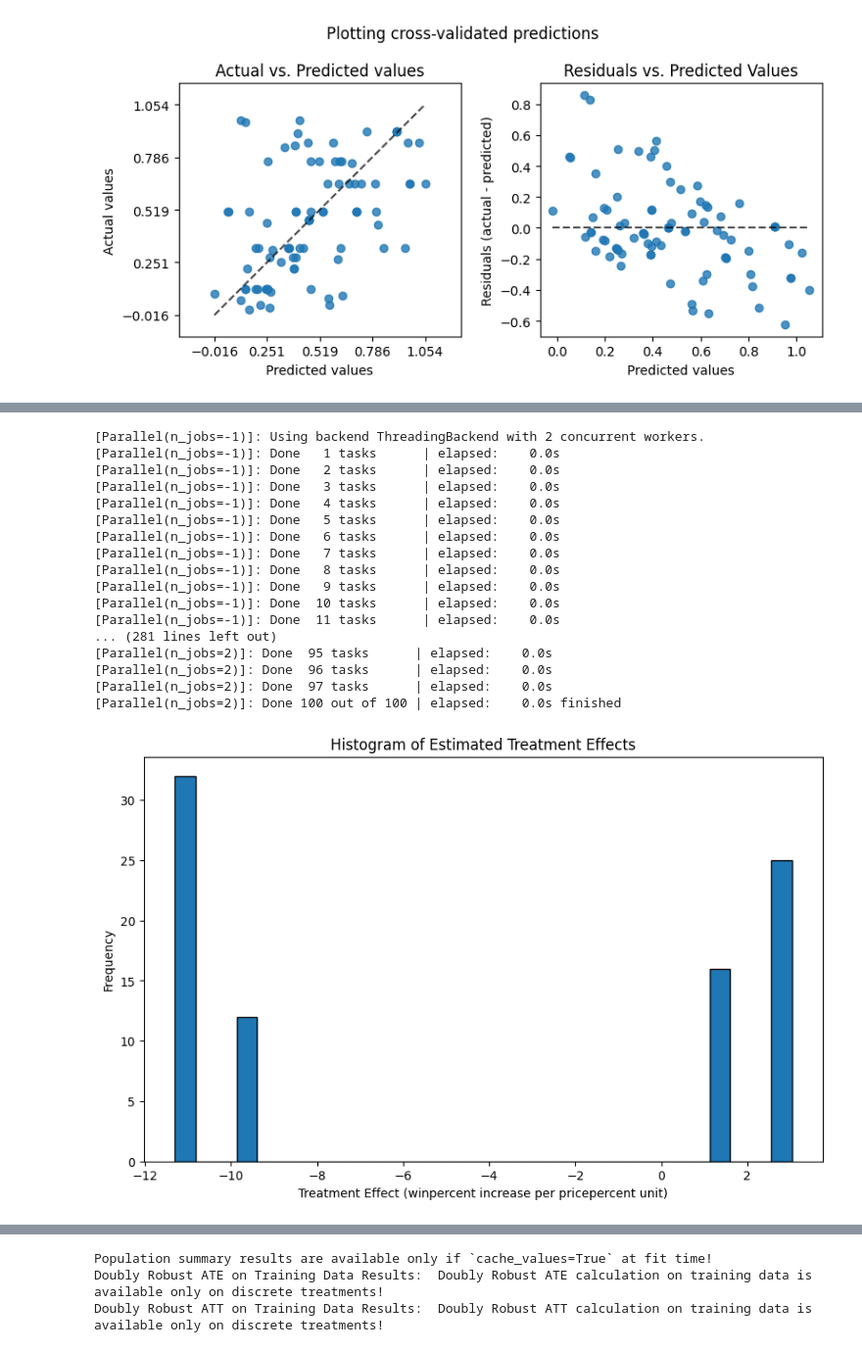
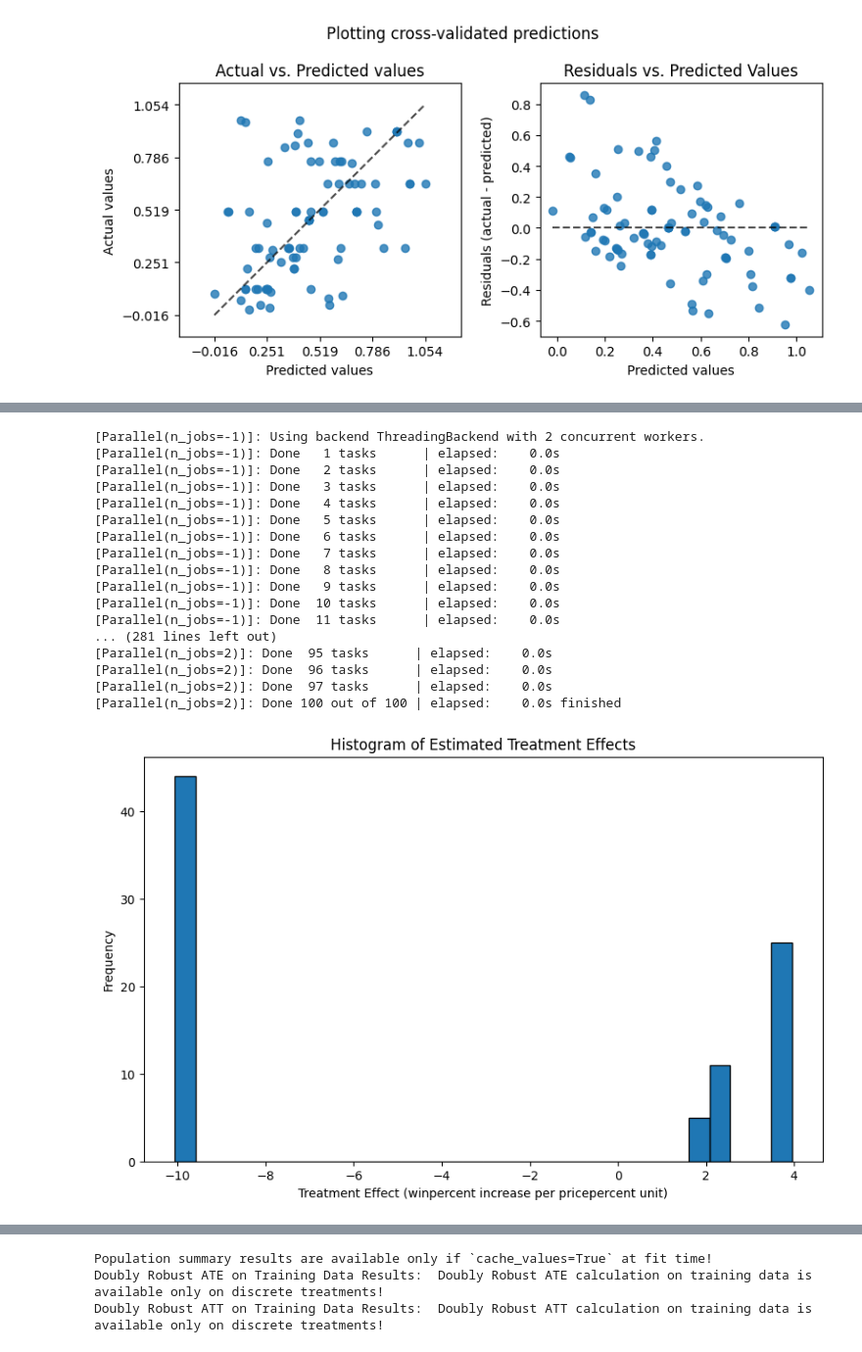
Before and after one commit to Eezzeldin/candy, a Jupyter notebook: candy_priceElasticity.ipynb, the cells around one changed output, grey strips where cells are left out. Shown at 98% size. Drawn from its saved outputs; the diff is of its cells as text; code cells hidden in the pictures.

Commit message:
hypertuning sample weights

```diff
--- a/candy_priceElasticity.ipynb
+++ b/candy_priceElasticity.ipynb
@@ -325,0 +546,33 @@ plt.show()
+# %%
+from sklearn.pipeline import Pipeline, FeatureUnion
+from sklearn.model_selection import RandomizedSearchCV
+from sklearn.ensemble import GradientBoostingRegressor
+from scipy.stats import randint
+
+# Assuming RegressorTransformer is defined to accept dynamic weight adjustments
+
+# Define the pipeline
+pipeline = Pipeline([
+    ('feature_union', FeatureUnion([
+        ('weighted_regressor', RegressorTransformer(GradientBoostingRegressor(random_state=0))),
+        ('original_features', 'passthrough')
+    ])),
+    ('final_regressor', GradientBoostingRegressor(random_state=0))
+])
+
+# Define the parameter distribution including weight adjustments and model parameters
+param_dist = {
+    'feature_union__weighted_regressor__peanutyalmondy_weight': [1, 2, 3],
+    'feature_union__weighted_regressor__caramel_weight': [1, 2, 3],
+    'feature_union__weighted_regressor__hard_weight': [1, 2, 3],
+    'final_regressor__n_estimators': randint(100, 500),
+    'final_regressor__max_depth': randint(3, 10),
+}
+
+# Setup RandomizedSearchCV
+search = RandomizedSearchCV(pipeline, param_distributions=param_dist, n_iter=10, cv=5, scoring='neg_mean_squared_error', verbose=100)
+
+search.fit(np.concatenate ([X,W],axis =1), Y)
+
+print("Best parameters:", search.best_params_)
+print("Best score:", -search.best_score_)
@@ -335,39 +606,39 @@ causal_forest = CausalForestDML(model_y=best_model_y,
 
 
 # Fit the model
-causal_forest.fit(Y, T, X=X , W=W)
+causal_forest.fit(Y, T, X=X , W=W , sample_weight = weights)
 #causal_forest.tune (Y, T, X=X , W=W)
 
 
 # Estimate the causal effect
 te_est = causal_forest.effect(X)
 
 # Plot the estimated treatment effect
 plt.figure(figsize=(10, 6))
 plt.hist(te_est, bins=30, edgecolor='k')
 plt.title('Histogram of Estimated Treatment Effects')
 plt.xlabel('Treatment Effect (winpercent increase per pricepercent unit)')
 plt.ylabel('Frequency')
 plt.show()
 # %% [output]
 [Parallel(n_jobs=-1)]: Using backend ThreadingBackend with 2 concurrent workers.
 [Parallel(n_jobs=-1)]: Done   1 tasks      | elapsed:    0.0s
 [Parallel(n_jobs=-1)]: Done   2 tasks      | elapsed:    0.0s
 [Parallel(n_jobs=-1)]: Done   3 tasks      | elapsed:    0.0s
 [Parallel(n_jobs=-1)]: Done   4 tasks      | elapsed:    0.0s
 [Parallel(n_jobs=-1)]: Done   5 tasks      | elapsed:    0.0s
 [Parallel(n_jobs=-1)]: Done   6 tasks      | elapsed:    0.0s
 [Parallel(n_jobs=-1)]: Done   7 tasks      | elapsed:    0.0s
 [Parallel(n_jobs=-1)]: Done   8 tasks      | elapsed:    0.0s
 [Parallel(n_jobs=-1)]: Done   9 tasks      | elapsed:    0.0s
 [Parallel(n_jobs=-1)]: Done  10 tasks      | elapsed:    0.0s
 [Parallel(n_jobs=-1)]: Done  11 tasks      | elapsed:    0.0s
 ... (281 lines left out)
 [Parallel(n_jobs=2)]: Done  95 tasks      | elapsed:    0.0s
 [Parallel(n_jobs=2)]: Done  96 tasks      | elapsed:    0.0s
 [Parallel(n_jobs=2)]: Done  97 tasks      | elapsed:    0.0s
 [Parallel(n_jobs=2)]: Done 100 out of 100 | elapsed:    0.0s finished
-[figure, old version]
+[figure, new version]
 # %%
 causal_forest.tunable_params
 # %% [output]
```
Also changed, not shown: parts of 13 cells of this notebook.
